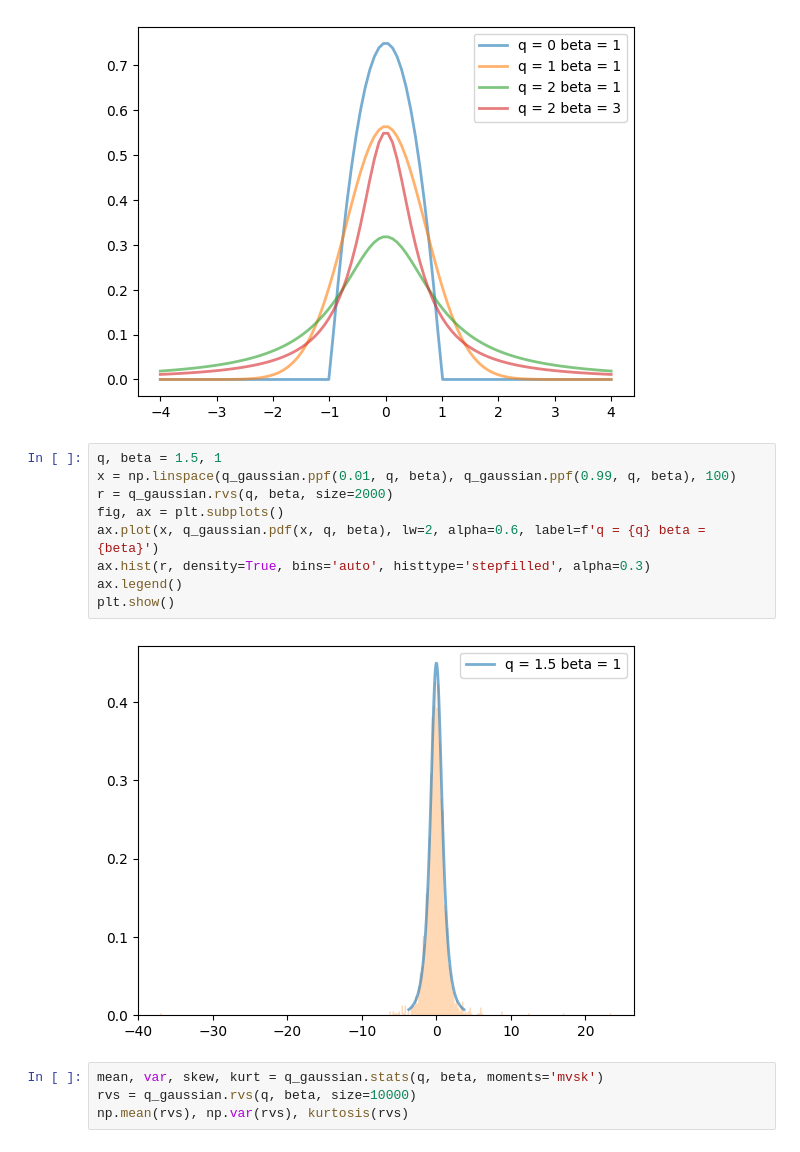
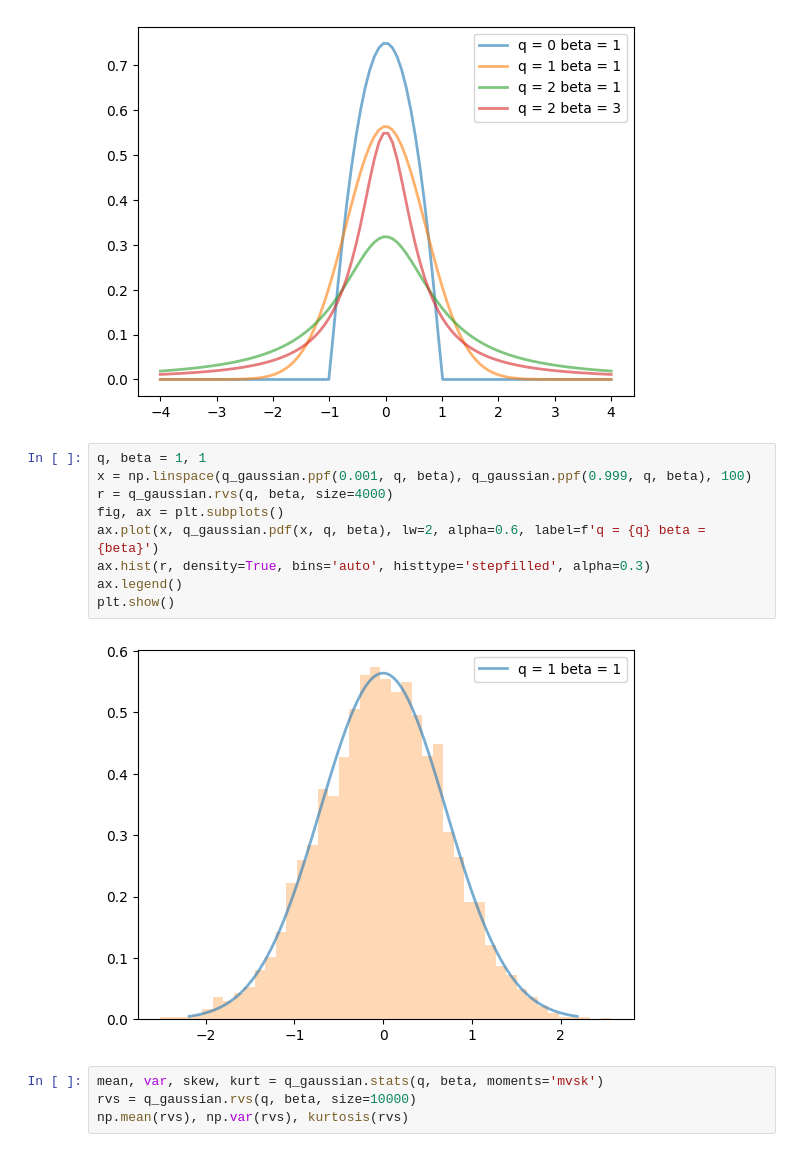
Before and after one commit to kevingivens/tsallis_stats, a Jupyter notebook: demos/demo.ipynb, the cells around one changed output. Drawn from its saved outputs; the diff is of its cells as text.

```diff
--- a/demos/demo.ipynb
+++ b/demos/demo.ipynb
@@ -95,16 +95,16 @@ plt.show()
 # %% [output]
 [figure]
 # %%
-q, beta = 1.5, 1
-x = np.linspace(q_gaussian.ppf(0.01, q, beta), q_gaussian.ppf(0.99, q, beta), 100)
-r = q_gaussian.rvs(q, beta, size=2000)
+q, beta = 1, 1
+x = np.linspace(q_gaussian.ppf(0.001, q, beta), q_gaussian.ppf(0.999, q, beta), 100)
+r = q_gaussian.rvs(q, beta, size=4000)
 fig, ax = plt.subplots()
 ax.plot(x, q_gaussian.pdf(x, q, beta), lw=2, alpha=0.6, label=f'q = {q} beta = {beta}')
 ax.hist(r, density=True, bins='auto', histtype='stepfilled', alpha=0.3)
 ax.legend()
 plt.show()
 # %% [output]
-[figure, old version]
+[figure, new version]
 # %%
 mean, var, skew, kurt = q_gaussian.stats(q, beta, moments='mvsk')
 rvs = q_gaussian.rvs(q, beta, size=10000)
```
Also changed, not shown: 2 other files.
